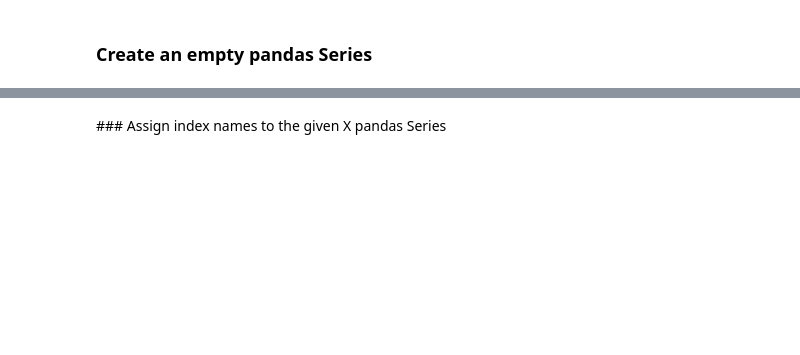
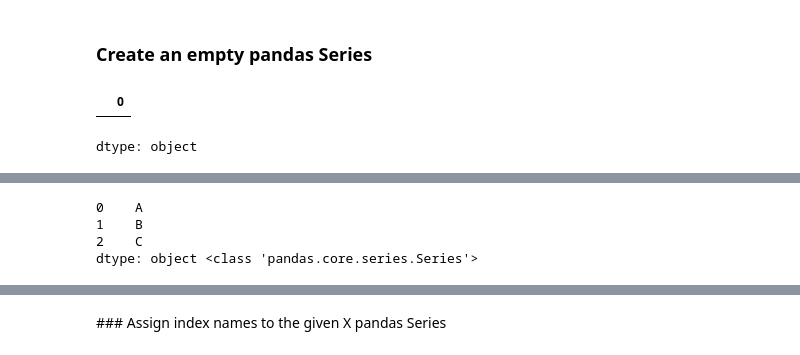
Before and after one commit to Matthew-D-Chan/FreeCodeCamp-Data-Analysis, a Jupyter notebook: Pandas Series exercises.ipynb, the cells around one changed output, grey strips where cells are left out. Saved outputs shown, nothing was run; the diff lists cells and outputs as text; code cells hidden in the pictures; blank space fills up the shorter version.

```diff
--- a/Pandas Series exercises.ipynb
+++ b/Pandas Series exercises.ipynb
@@ -31,7 +31,12 @@ print(pd.__version__)
 # %% [markdown]
 ### Create an empty pandas Series
 # %%
-# your code goes here
+# your code
+empty = pd.Series()
+empty
+# %% [output]
+|  | 0 |
+dtype: object
 # %%
 pd.Series()
 # %% [markdown]
@@ -40,6 +45,15 @@ pd.Series()
 ### Given the X python list convert it to an Y pandas Series
 # %%
 # your code goes here
+X = ['A', 'B', 'C']
+Y = pd.Series(X)
+Y
+print(Y, )
+# %% [output]
+0    A
+1    B
+2    C
+dtype: object <class 'pandas.core.series.Series'>
 # %%
 X = ['A','B','C']
 print(X, type(X))
```
Also changed, not shown: parts of 34 cells of this notebook.
